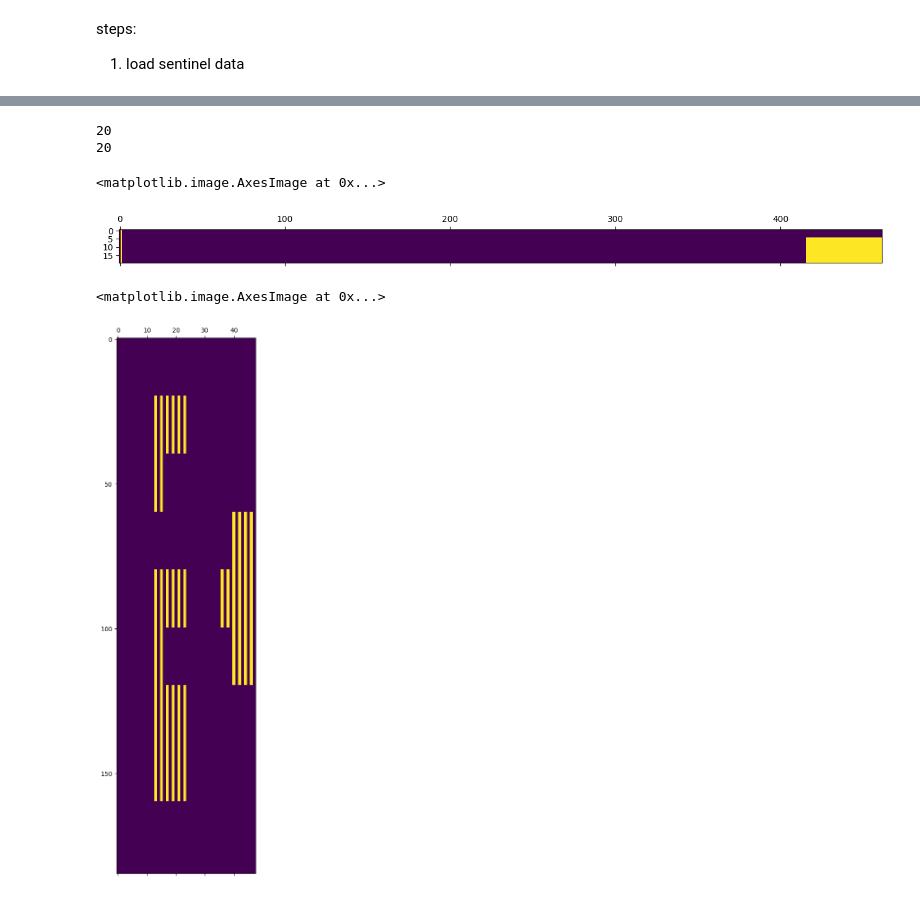
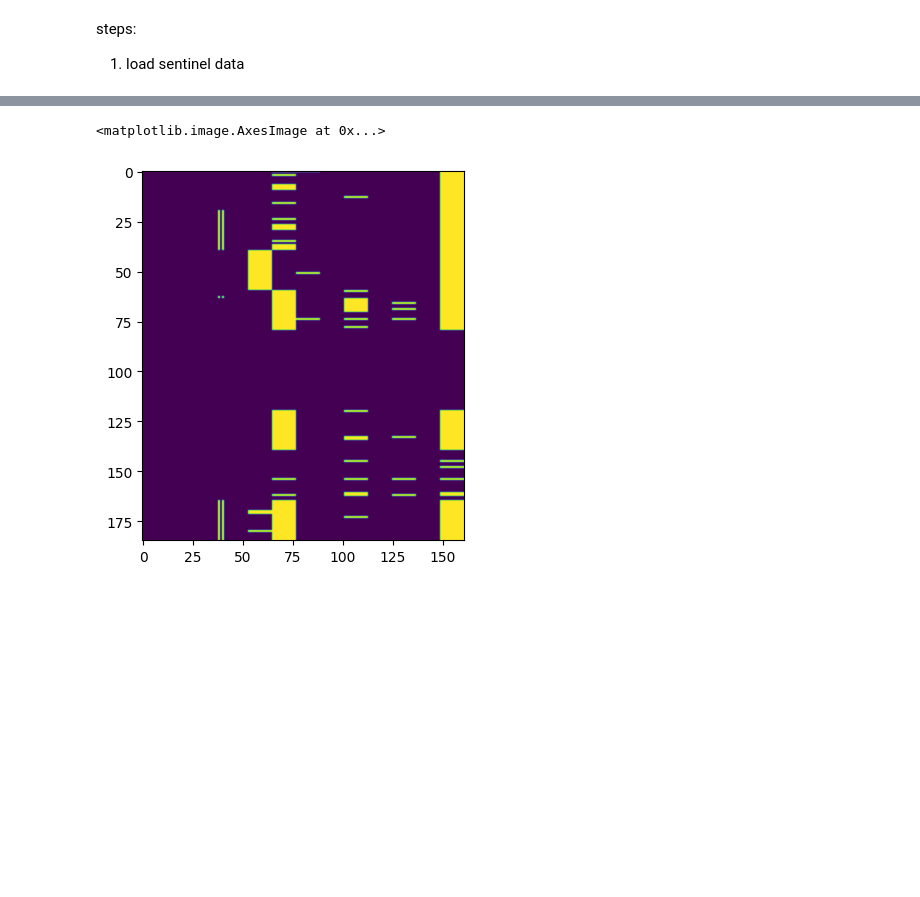
Before and after one commit to FinleyGibson/greensight, a Jupyter notebook: notebooks/sandbox/03_data_unification.ipynb, the cells around one changed output, grey strips where cells are left out. Saved outputs shown, nothing was run; the diff lists cells and outputs as text; code cells hidden in the pictures; blank space fills up the shorter version.

```diff
--- a/notebooks/sandbox/03_data_unification.ipynb
+++ b/notebooks/sandbox/03_data_unification.ipynb
@@ -9,9 +10,3 @@ import json
 # %%
 sentinel_data_path = DIR_DATA / "sentinel_data"
 assert sentinel_data_path.is_dir()
-# %%
-for year_path in list(sentinel_data_path.iterdir())[:]:
-    # load and concatenate all mean reading files
-    print(year_path)
-    df_year = pd.concat([gpd.read_file(file) for file in year_path.iterdir() if "mean" in file.stem], axis=0)
-    break
@@ -106,17 +19,19 @@ df_year
-# %%
-import numpy as np
-print(len(df_year.index))
-print(len(np.unique(df_year.index)))
-# %% [output]
-20
-20
+# %%
+D_out = {}
+for year_path in list(sentinel_data_path.iterdir())[1:]:
+    if year_path.stem.split("_")[1] != "2021":
+        group_ids =set([file.stem.split("__")[1][:21] for file in year_path.iterdir()])
+        groups = [[file for file in year_path.iterdir() if "mean" in file.stem and gid in file.stem] for gid in group_ids]
+        df_group = [[pd.read_csv(file) for file in group] for group in groups]
+        df_group = [[df.sort_values(by="LAD_CD") for df in group] for group in df_group]
+        df_group = [[df.set_index("LAD_CD") for df in group] for group in df_group]
+        df_group = [pd.concat(group, axis=1, ignore_index=False) for group in df_group]
+        df_group = [df.drop(columns=["system:index", ".geo"]) for df in df_group]
+        df_combined = pd.concat(df_group, axis=0)
+        df_combined.insert(0, "greenbelt", df_combined.index.map(lambda x: D_lookup[x]))
+        D_out[year_path.stem.split("_")[1]] = df_combined
 # %%
-plt.matshow(df_year.isna())
+plt.imshow(df_combined.isna())
 # %% [output]
 <matplotlib.image.AxesImage at 0x...>
-[figure, old version]
+[figure, new version]
-# %%
-plt.matshow(df_year.isna())
-# %% [output]
-<matplotlib.image.AxesImage at 0x...>
-[figure, removed]
```
Also changed, not shown: parts of 26 cells of this notebook, 5 other files.
